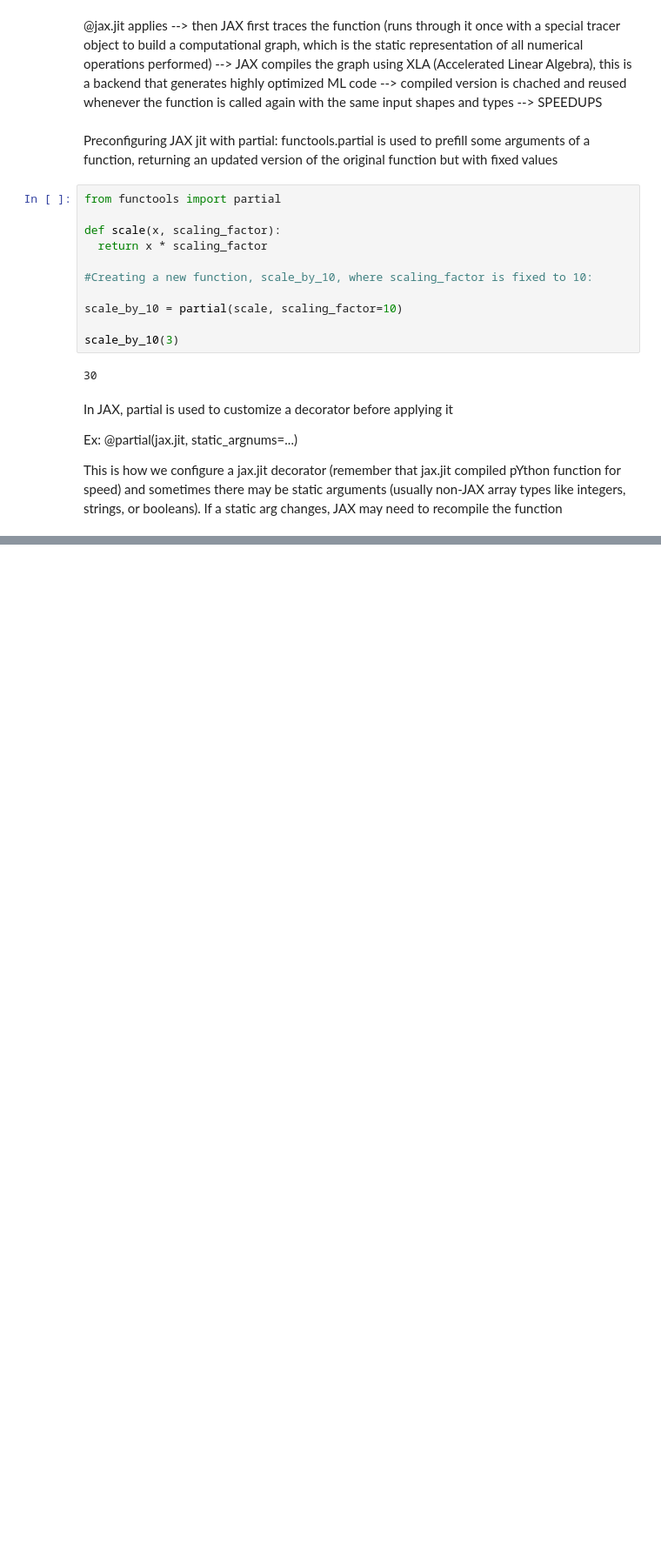
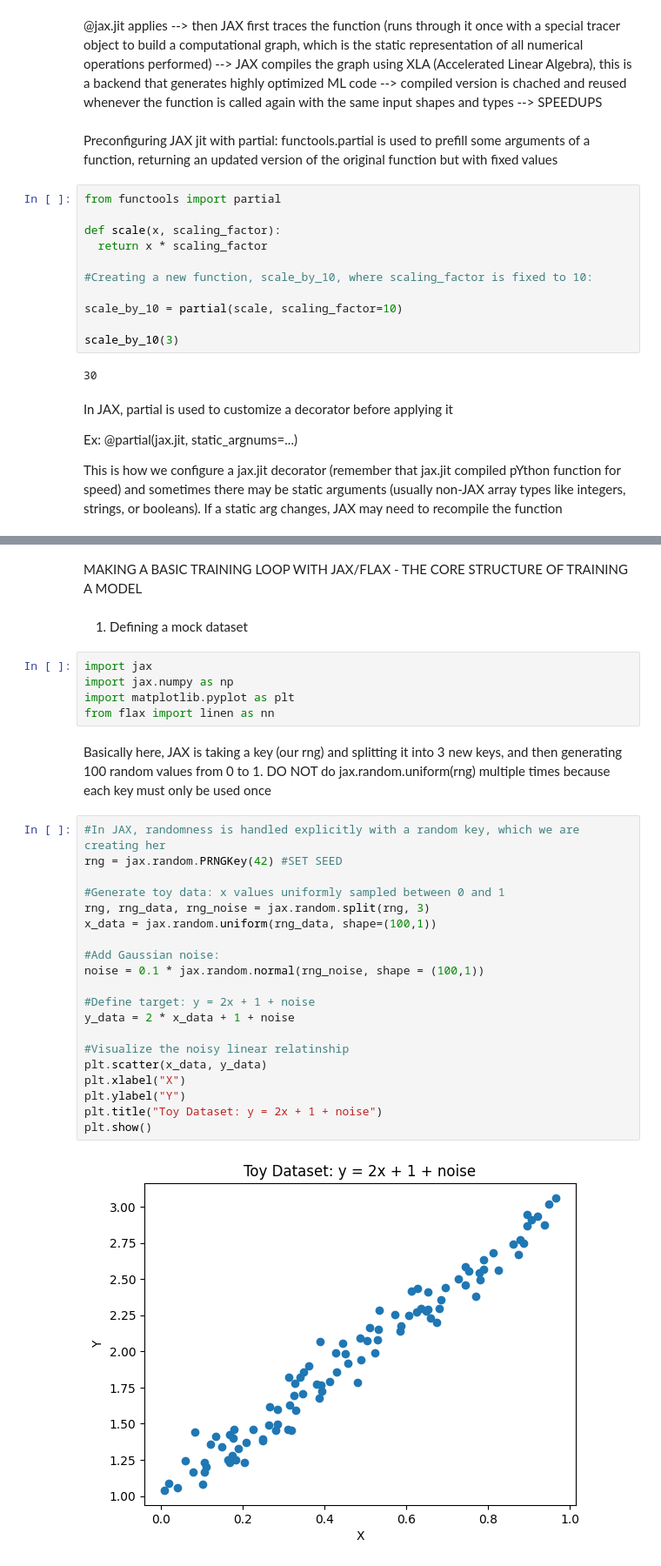
Before and after one commit to dhassan24/DeepLearning_For_Biology, a Jupyter notebook: DLFP_Chapter1_Intro.ipynb, the cells around one changed output, grey strips where cells are left out. Shown at 87% size. Saved outputs shown, nothing was run; the diff lists cells and outputs as text; blank space fills up the shorter version.

```diff
--- a/DLFP_Chapter1_Intro.ipynb
+++ b/DLFP_Chapter1_Intro.ipynb
@@ -127,0 +200,33 @@ def summarize(average_method: str, x: jax.Array) -> float:
+# %% [markdown]
+MAKING A BASIC TRAINING LOOP WITH JAX/FLAX - THE CORE STRUCTURE OF TRAINING A MODEL
+# %% [markdown]
+1. Defining a mock dataset
+# %%
+import jax
+import jax.numpy as np
+import matplotlib.pyplot as plt
+from flax import linen as nn
+# %% [markdown]
+Basically here, JAX is taking a key (our rng) and splitting it into 3 new keys, and then generating 100 random values from 0 to 1. DO NOT do jax.random.uniform(rng) multiple times because each key must only be used once
+# %%
+#In JAX, randomness is handled explicitly with a random key, which we are creating her
+rng = jax.random.PRNGKey(42) #SET SEED
+
+#Generate toy data: x values uniformly sampled between 0 and 1
+rng, rng_data, rng_noise = jax.random.split(rng, 3)
+x_data = jax.random.uniform(rng_data, shape=(100,1))
+
+#Add Gaussian noise:
+noise = 0.1 * jax.random.normal(rng_noise, shape = (100,1))
+
+#Define target: y = 2x + 1 + noise
+y_data = 2 * x_data + 1 + noise
+
+#Visualize the noisy linear relatinship
+plt.scatter(x_data, y_data)
+plt.xlabel("X")
+plt.ylabel("Y")
+plt.title("Toy Dataset: y = 2x + 1 + noise")
+plt.show()
+# %% [output]
+[figure, added]
```
Also changed, not shown: parts of 13 cells of this notebook.
